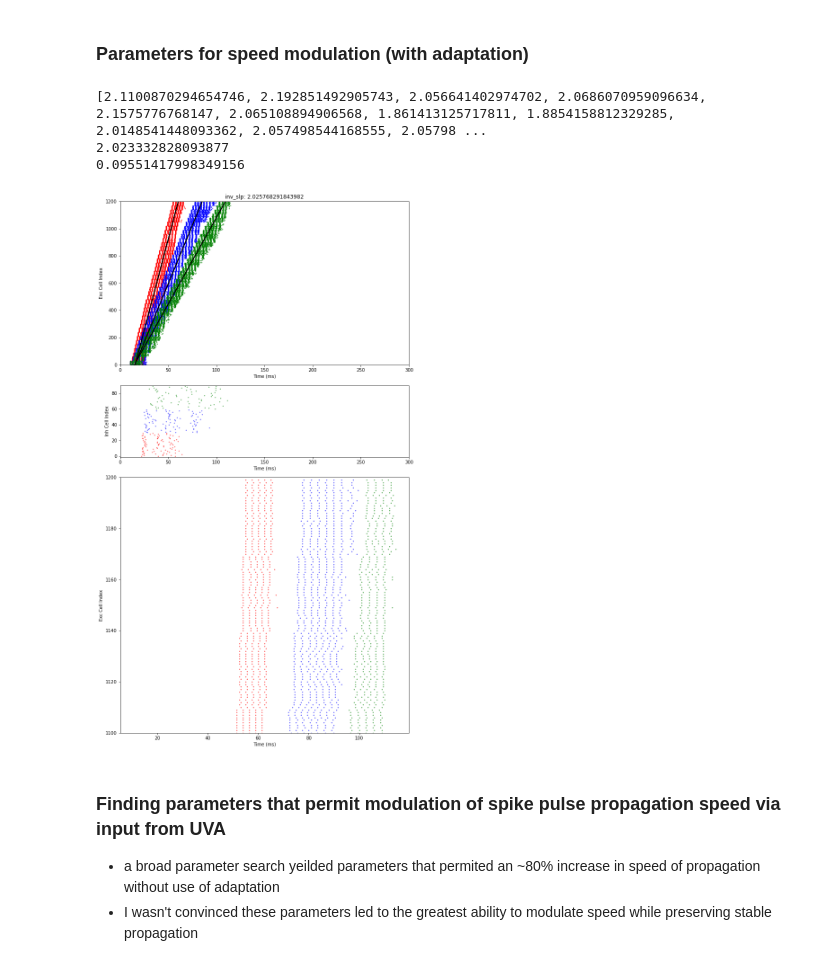
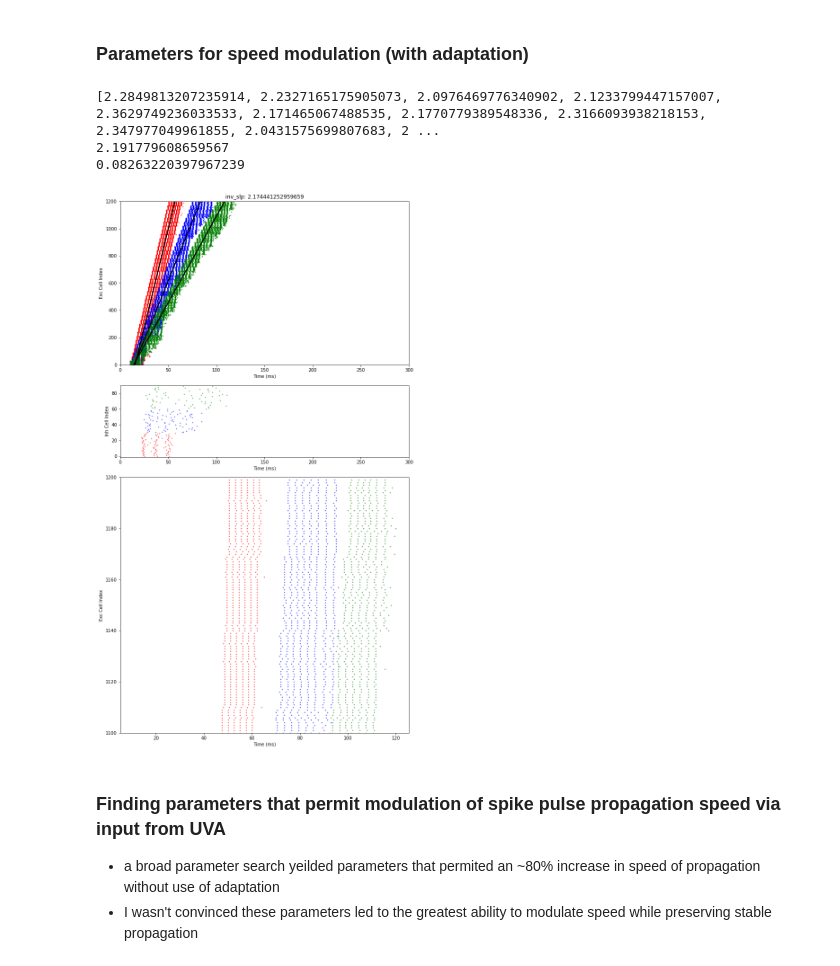
Before and after one commit to davidgbe/for_the_birds, a Jupyter notebook: S3_param_search_results.ipynb, the cells around one changed output. Drawn from its saved outputs; the diff is of its cells as text; code cells hidden in the pictures.

```diff
--- a/S3_param_search_results.ipynb
+++ b/S3_param_search_results.ipynb
@@ -306,25 +306,25 @@ set_dynamic_vars(m)
 # %%
 '''
     Parameters:
         1. excitatory -> inhibitory weight
         2. inhibitory -> excitatory weight
         3. excitatory -> excitatory recursive (within chainlink) weight
         4. excitatory -> excitatory feed-forward (chainlink -> chainlink) weight
         5. scaling factor for UVA frequency (multiply this by 0, 400, 800 Hz to get frequencies for trials)
         6. fraction of total nuerons in excitatory chainlink that a single excitatory cell receieves afferents from'
         7. fraction of total nuerons in entire chain that a single inhibitory cell receieves afferents from
 '''
 
-slps = quick_plot(m, 1.500e-06, 2.5e-06, 13.0e-06, 8.5e-6, 5.5e-01, 1., 1.025e-01,
+slps = quick_plot(m, 1.500e-06, 0, 13.0e-06, 8.5e-6, 5.5e-01, 1., 1.025e-01,
                   overlay=True, repeats=20, show_only_first=True)
 print(slps)
 print(np.mean(slps))
 print(np.std(slps))
 # %% [output]
-[2.1100870294654746, 2.192851492905743, 2.056641402974702, 2.0686070959096634, 2.1575776768147, 2.065108894906568, 1.861413125717811, 1.8854158812329285, 2.0148541448093362, 2.057498544168555, 2.05798 ...
-2.023332828093877
-0.09551417998349156
+[2.2849813207235914, 2.2327165175905073, 2.0976469776340902, 2.1233799447157007, 2.3629749236033533, 2.171465067488535, 2.1770779389548336, 2.3166093938218153, 2.347977049961855, 2.0431575699807683, 2 ...
+2.191779608659567
+0.08263220397967239
-[figure, old version]
+[figure, new version]
 # %% [markdown]
 ### Finding parameters that permit modulation of spike pulse propagation speed via input from UVA
 - a broad parameter search yeilded parameters that permited an ~80% increase in speed of propagation without use of adaptation
```
Also changed, not shown: parts of 4 cells of this notebook, 6 other files.
